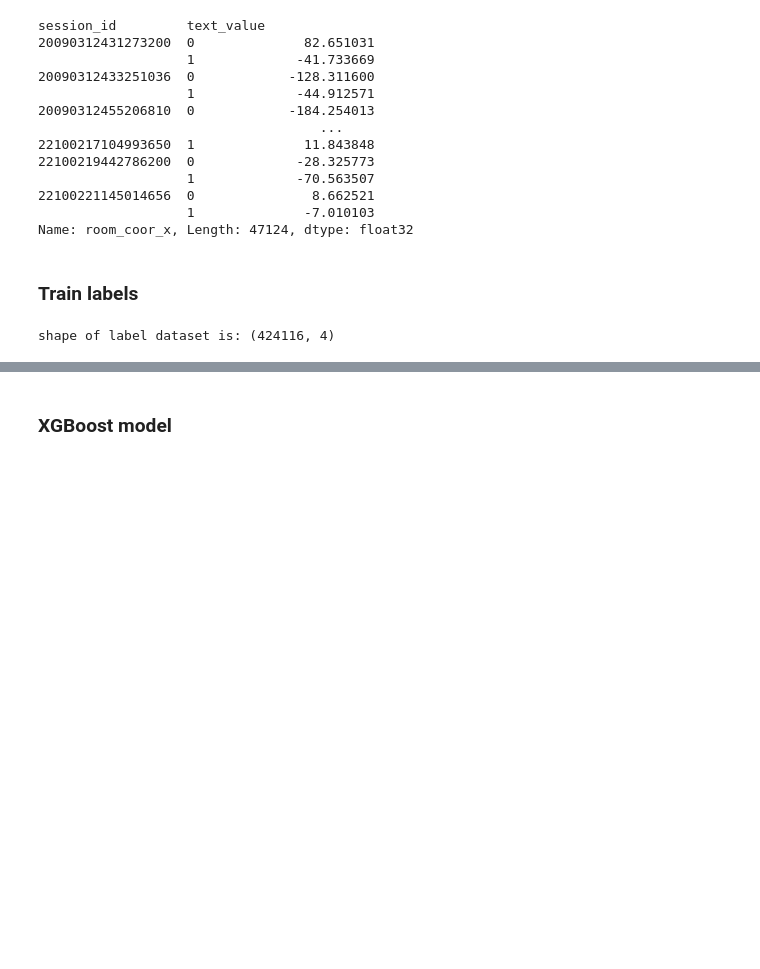
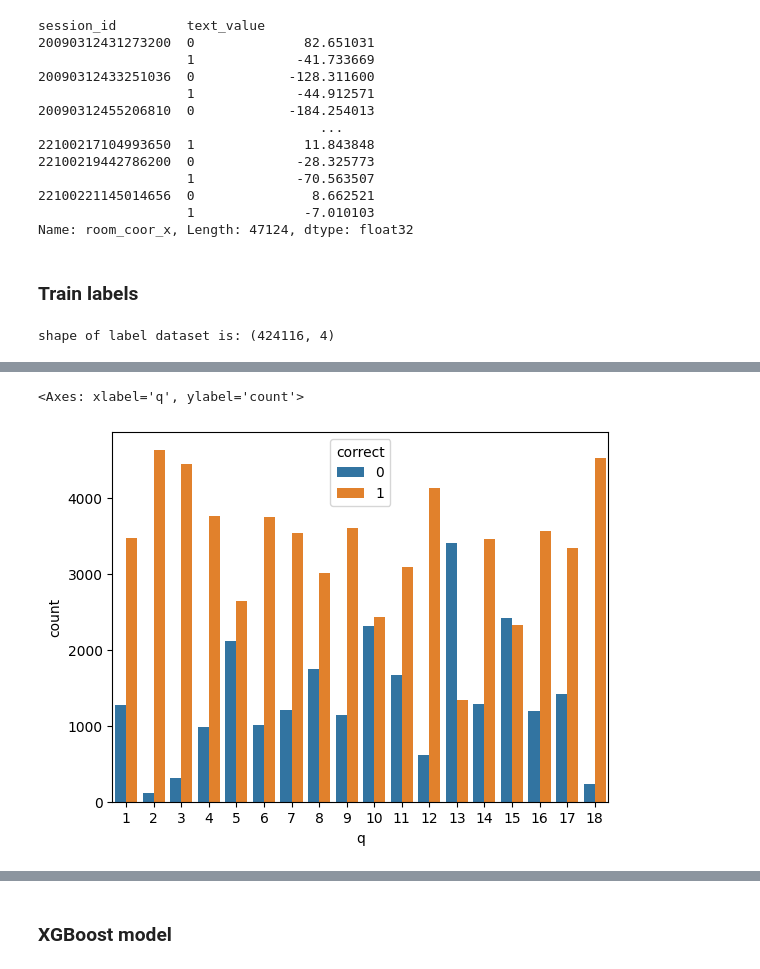
Before and after one commit to SiarheiThor/kaggle_student_performance, a Jupyter notebook: XGB_new_features.ipynb, the cells around one changed output, grey strips where cells are left out. Cells and saved outputs as stored; diff of their text form; code cells hidden in the pictures; blank space fills up the shorter version.

```diff
--- a/XGB_new_features.ipynb
+++ b/XGB_new_features.ipynb
@@ -314,0 +323,10 @@ shape of label dataset is: (424116, 4)
+# %%
+# Validation DATA
+valid_users = valid_x.session_id.unique().astype('int')
+valid_y = train_label.set_index('session').loc[valid_users]
+valid_y.reset_index(inplace=True)
+#valid_y.head(50)
+sns.countplot(x = valid_y['q'],hue=valid_y['correct'])
+# %% [output]
+<Axes: xlabel='q', ylabel='count'>
+[figure, added]
```
Also changed, not shown: parts of 25 cells of this notebook, 18 other files.
